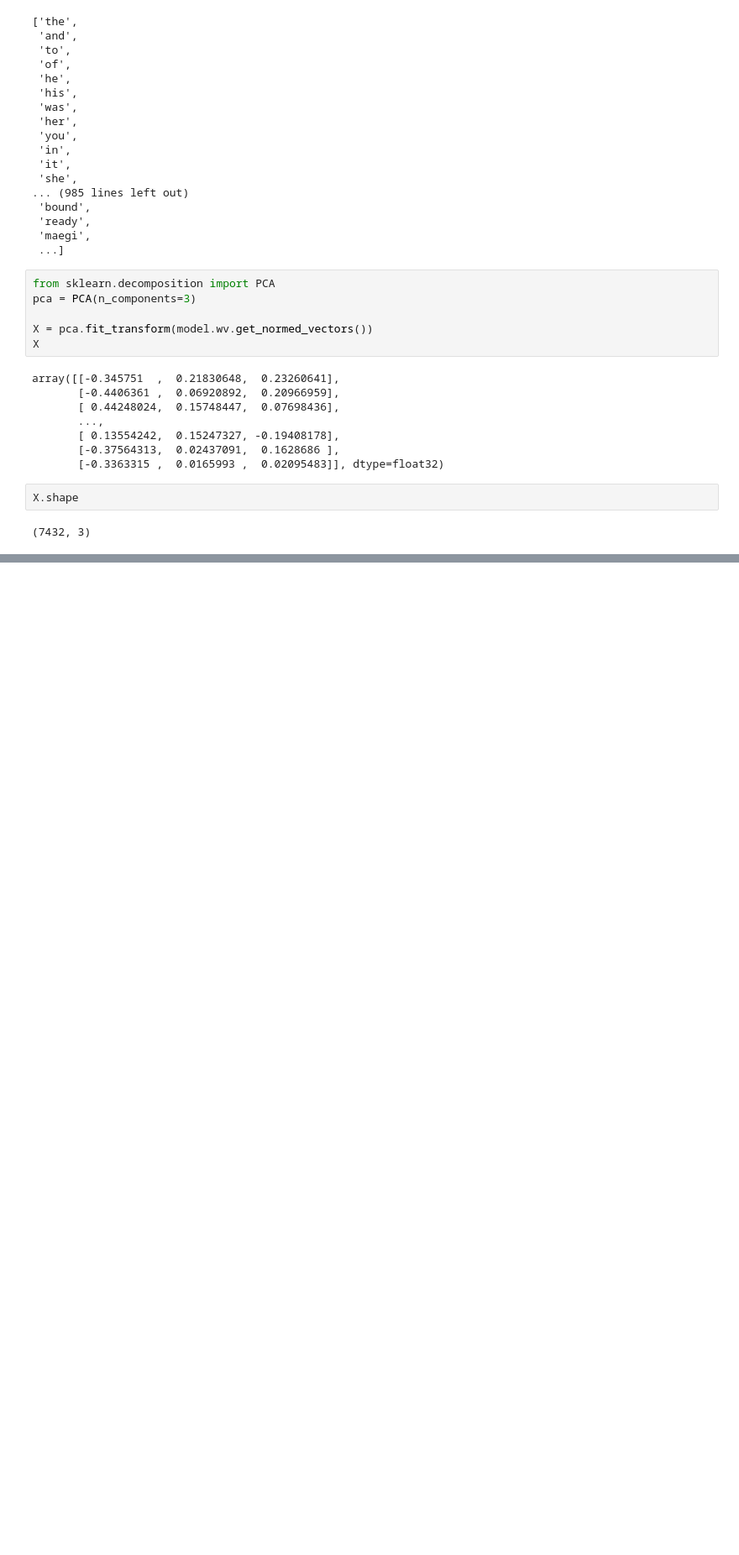
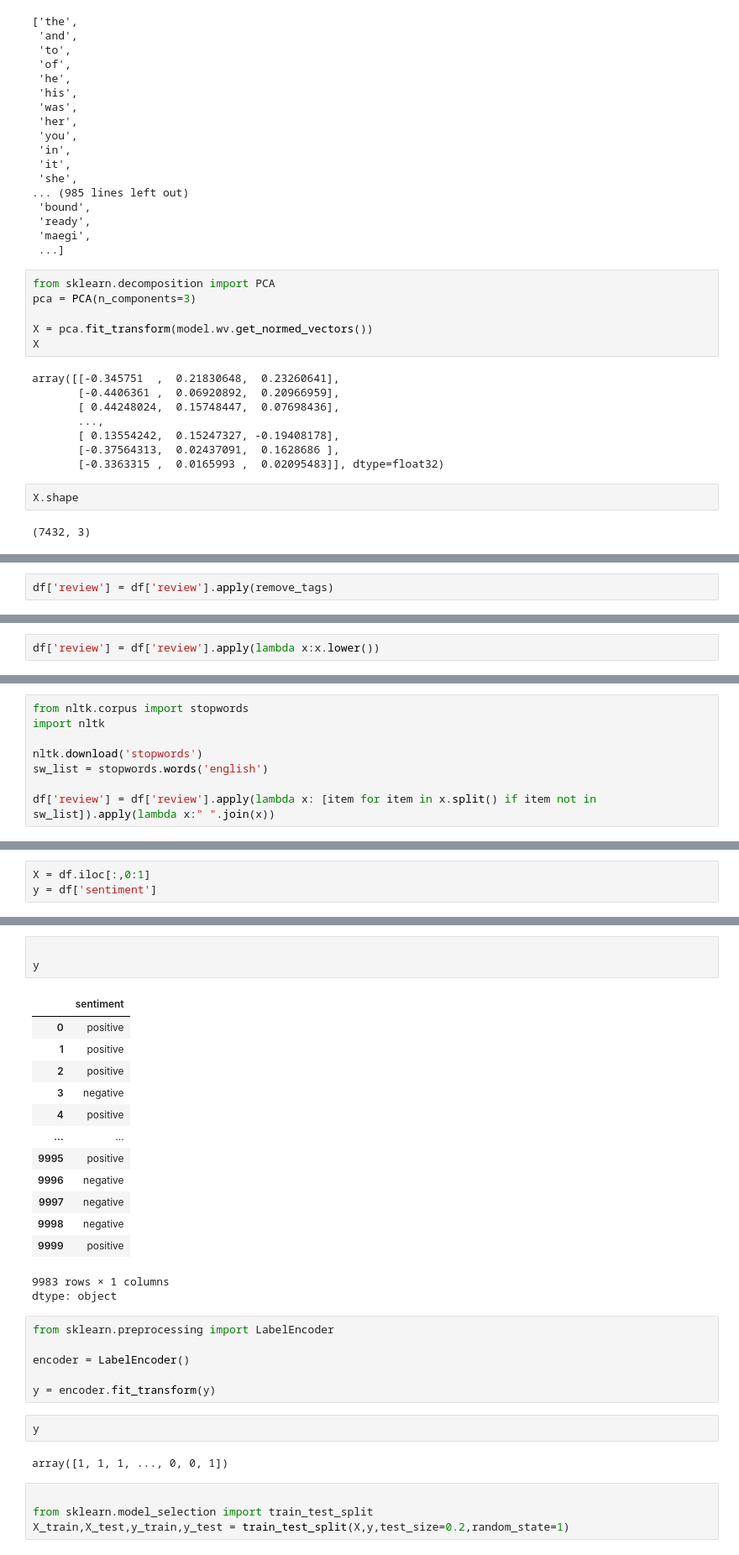
Before and after one commit to npoluri1/GitForLearning, a Jupyter notebook: TextPreprocssing.ipynb, the cells around one changed output, grey strips where cells are left out. Shown at 84% size. Saved outputs shown, nothing was run; the diff lists cells and outputs as text; blank space fills up the shorter version.

```diff
--- a/TextPreprocssing.ipynb
+++ b/TextPreprocssing.ipynb
@@ -851,0 +1030,2 @@ x
+# %%
+df['review'] = df['review'].apply(remove_tags)
@@ -851,0 +1045,2 @@ x
+# %%
+df['review'] = df['review'].apply(lambda x:x.lower())
@@ -851,0 +1051,8 @@ x
+# %%
+from nltk.corpus import stopwords
+import nltk
+
+nltk.download('stopwords')
+sw_list = stopwords.words('english')
+
+df['review'] = df['review'].apply(lambda x: [item for item in x.split() if item not in sw_list]).apply(lambda x:" ".join(x))
@@ -851,0 +1075,3 @@ x
+# %%
+X = df.iloc[:,0:1]
+y = df['sentiment']
@@ -851,0 +1088,32 @@ x
+# %%
+
+y
+# %% [output]
+|  | sentiment |
+| 0 | positive |
+| 1 | positive |
+| 2 | positive |
+| 3 | negative |
+| 4 | positive |
+| ... | ... |
+| 9995 | positive |
+| 9996 | negative |
+| 9997 | negative |
+| 9998 | negative |
+| 9999 | positive |
+9983 rows × 1 columns
+dtype: object
+# %%
+from sklearn.preprocessing import LabelEncoder
+
+encoder = LabelEncoder()
+
+y = encoder.fit_transform(y)
+# %%
+y
+# %% [output]
+array([1, 1, 1, ..., 0, 0, 1])
+# %%
+
+from sklearn.model_selection import train_test_split
+X_train,X_test,y_train,y_test = train_test_split(X,y,test_size=0.2,random_state=1)
```
Also changed, not shown: parts of 39 cells of this notebook.
